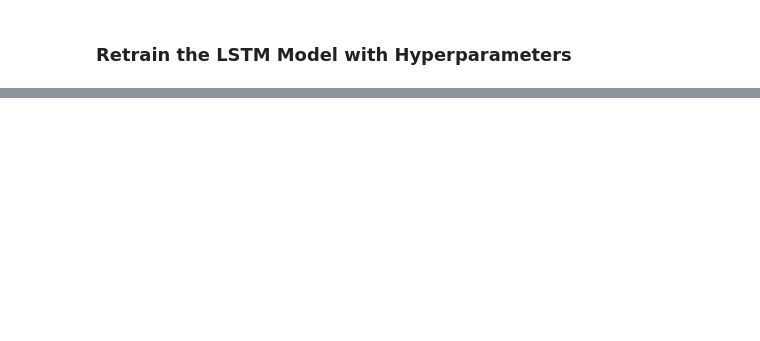
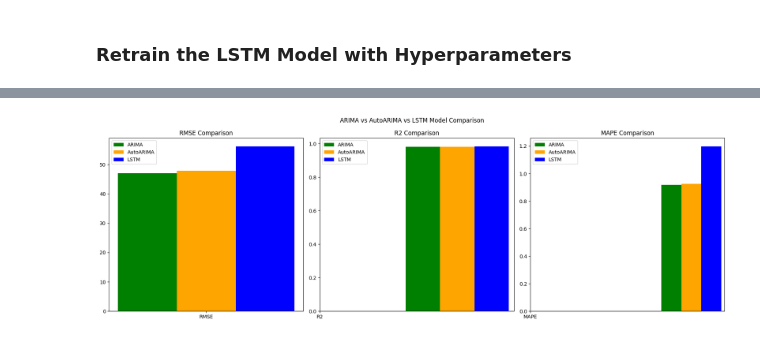
Before and after one commit to Fabio-Poli/CCT-Thesis-Project, a Jupyter notebook: Project_Code/Project Sep 2024.ipynb, the cells around one changed output, grey strips where cells are left out. Drawn from its saved outputs; the diff is of its cells as text; code cells hidden in the pictures; blank space fills up the shorter version.

```diff
--- a/Project_Code/Project Sep 2024.ipynb
+++ b/Project_Code/Project Sep 2024.ipynb
@@ -2672,15 +2474,0 @@ Py4JError: An error occurred while calling o30.sessionState
-# %%
-import matplotlib.pyplot as plt
-
-# Assuming `history` is the output of the `model.fit` function
-history = model.fit(X_train, y_train, validation_split=0.2, epochs=best_params['epochs'], batch_size=best_params['batch_size'], callbacks=callbacks, verbose=0)
-
-# Plotting Train Loss vs. Validation Loss to check for overfitting/underfitting
-plt.figure(figsize=(10, 6))
-plt.plot(history.history['loss'], label='Train Loss')
-plt.plot(history.history['val_loss'], label='Validation Loss')
-plt.title('Overfitting/Underfitting Analysis')
-plt.xlabel('Epochs')
-plt.ylabel('Loss')
-plt.legend()
-plt.show()
@@ -2775,0 +2863,3 @@ ValueError: Length of values (864) does not match length of index (1416)
+# %%
+# Load AutoARIMA
+autoarima_test, autoarima_predicted, autoarima_metrics = load_arima_results()
@@ -2775,0 +2930,54 @@ ValueError: Length of values (864) does not match length of index (1416)
+# %%
+# Create a DataFrame to compare the results of ARIMA, AutoARIMA, and LSTM
+comparison_df = pd.DataFrame({
+    'Metric': ['RMSE', 'R2', 'MAPE'],
+    'ARIMA': [arima_metrics['RMSE'], arima_metrics['R2'], arima_metrics['MAPE']],
+    'AutoARIMA': [autoarima_metrics['RMSE'], autoarima_metrics['R2'], autoarima_metrics['MAPE']],
+    'LSTM': [lstm_metrics['RMSE'], lstm_metrics['R2'], lstm_metrics['MAPE']]
+})
+
+# Set the position for the bars
+bar_width = 0.25
+index = range(len(comparison_df))
+
+# Create a figure for subplots
+fig, ax = plt.subplots(1, 3, figsize=(18, 6))
+
+# Bar plot for RMSE
+ax[0].bar(index[0], comparison_df['ARIMA'][0], bar_width, label='ARIMA', color='green')
+ax[0].bar(index[0] + bar_width, comparison_df['AutoARIMA'][0], bar_width, label='AutoARIMA', color='orange')
+ax[0].bar(index[0] + 2 * bar_width, comparison_df['LSTM'][0], bar_width, label='LSTM', color='blue')
+ax[0].set_title('RMSE Comparison')
+ax[0].set_xticks([0 + bar_width])
+ax[0].set_xticklabels(['RMSE'])
+ax[0].legend()
+
+# Bar plot for R2
+ax[1].bar(index[1], comparison_df['ARIMA'][1], bar_width, label='ARIMA', color='green')
+ax[1].bar(index[1] + bar_width, comparison_df['AutoARIMA'][1], bar_width, label='AutoARIMA', color='orange')
+ax[1].bar(index[1] + 2 * bar_width, comparison_df['LSTM'][1], bar_width, label='LSTM', color='blue')
+ax[1].set_title('R2 Comparison')
+ax[1].set_xticks([0 + bar_width])
+ax[1].set_xticklabels(['R2'])
+ax[1].legend()
+
+# Bar plot for MAPE
+ax[2].bar(index[2], comparison_df['ARIMA'][2], bar_width, label='ARIMA', color='green')
+ax[2].bar(index[2] + bar_width, comparison_df['AutoARIMA'][2], bar_width, label='AutoARIMA', color='orange')
+ax[2].bar(index[2] + 2 * bar_width, comparison_df['LSTM'][2], bar_width, label='LSTM', color='blue')
+ax[2].set_title('MAPE Comparison')
+ax[2].set_xticks([0 + bar_width])
+ax[2].set_xticklabels(['MAPE'])
+ax[2].legend()
+
+# Set overall plot title
+plt.suptitle('ARIMA vs AutoARIMA vs LSTM Model Comparison')
+plt.tight_layout()
+
+# Show the plots
+plt.show()
+
+# Save the comparison DataFrame to CSV
+comparison_df.to_csv('arima_autoarima_lstm_comparison.csv', index=False)
+# %% [output]
+[figure, added]
```
Also changed, not shown: parts of 76 cells of this notebook.
